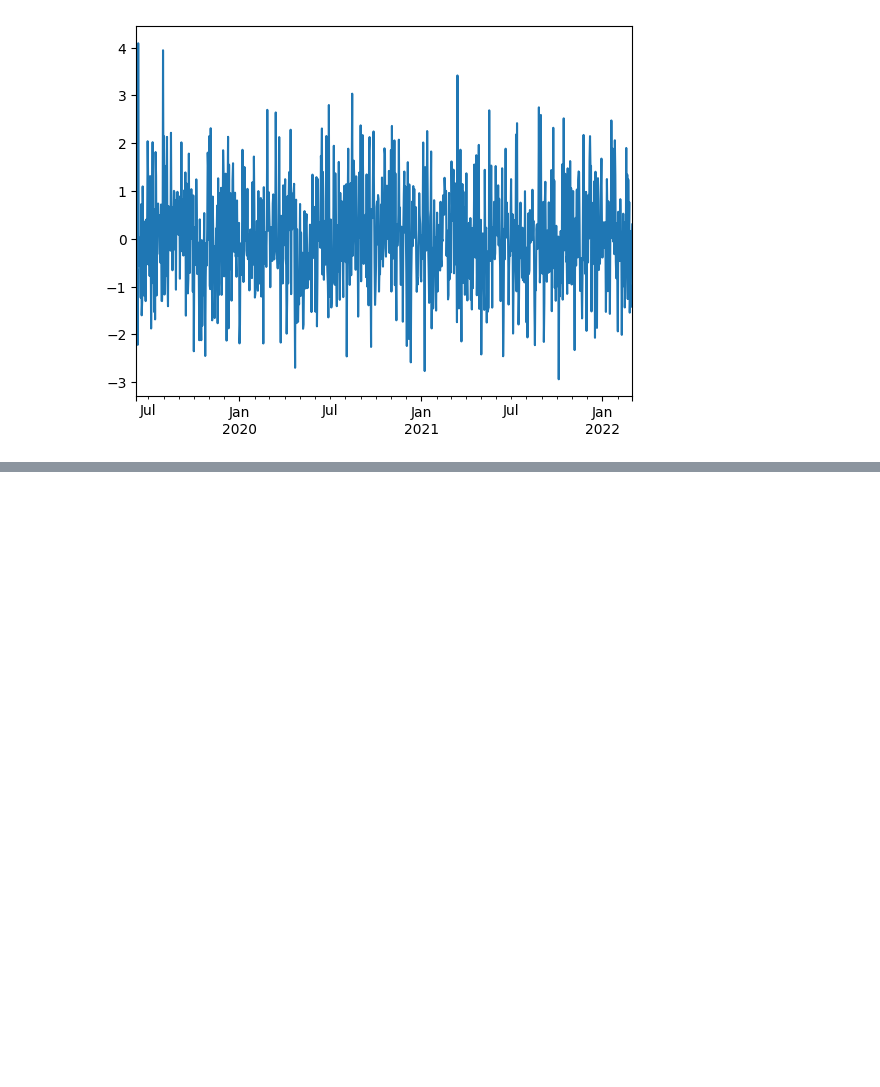
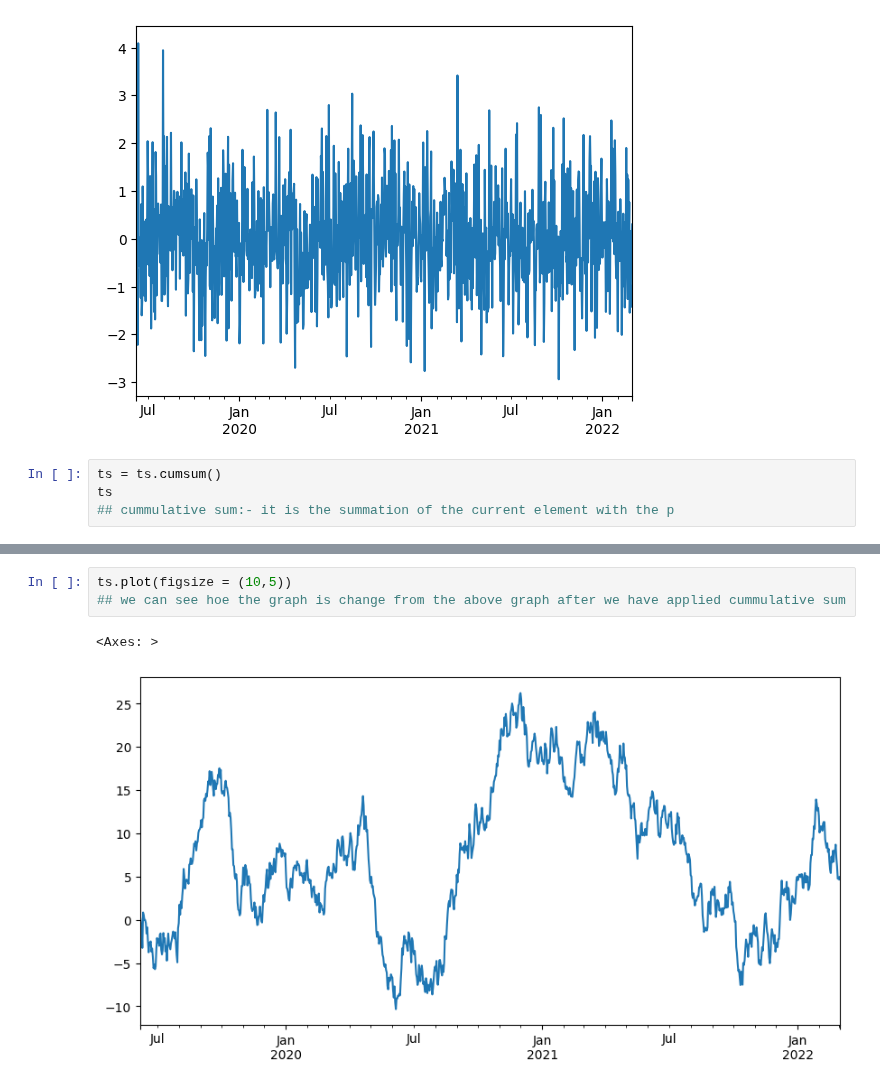
Before and after one commit to siddartha-10/Data-Science, a Jupyter notebook: Data_visualization/Data Visualization with pandas.ipynb, the cells around one changed output, grey strips where cells are left out. Cells and saved outputs as stored; diff of their text form; blank space fills up the shorter version.

```diff
--- a/Data_visualization/Data Visualization with pandas.ipynb
+++ b/Data_visualization/Data Visualization with pandas.ipynb
@@ -46,3 +46,7 @@ ts.plot()
 # %% [output]
 <Axes: >
 [figure]
+# %%
+ts = ts.cumsum()
+ts
+## cummulative sum:- it is the summation of the current element with the p
@@ -48,0 +66,6 @@ ts.plot()
+# %%
+ts.plot(figsize = (10,5))
+## we can see hoe the graph is change from the above graph after we have applied cummulative sum
+# %% [output]
+<Axes: >
+[figure, added]
```
Also changed, not shown: parts of 1 cell of this notebook.
